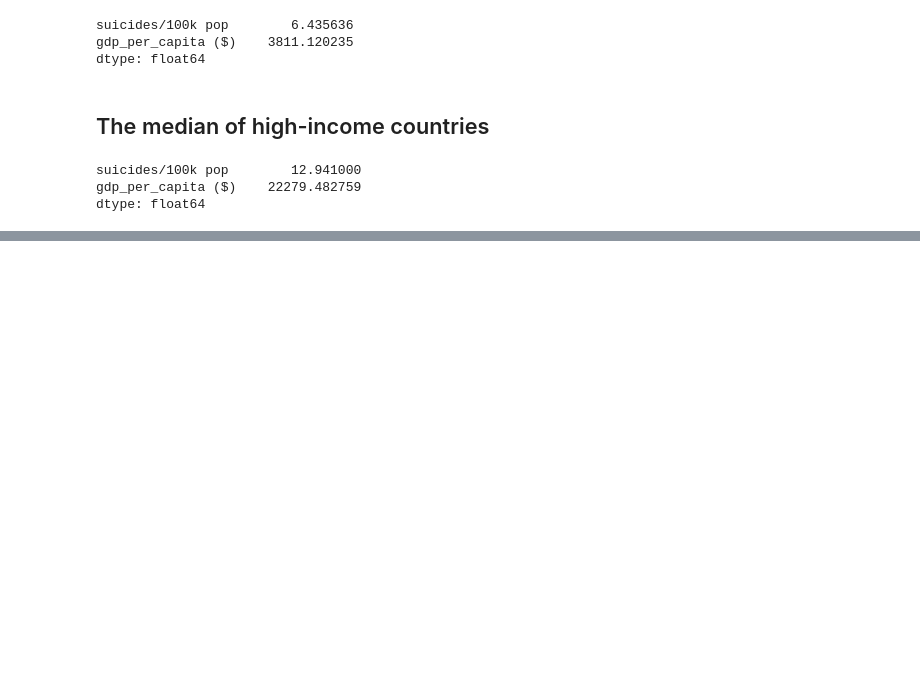
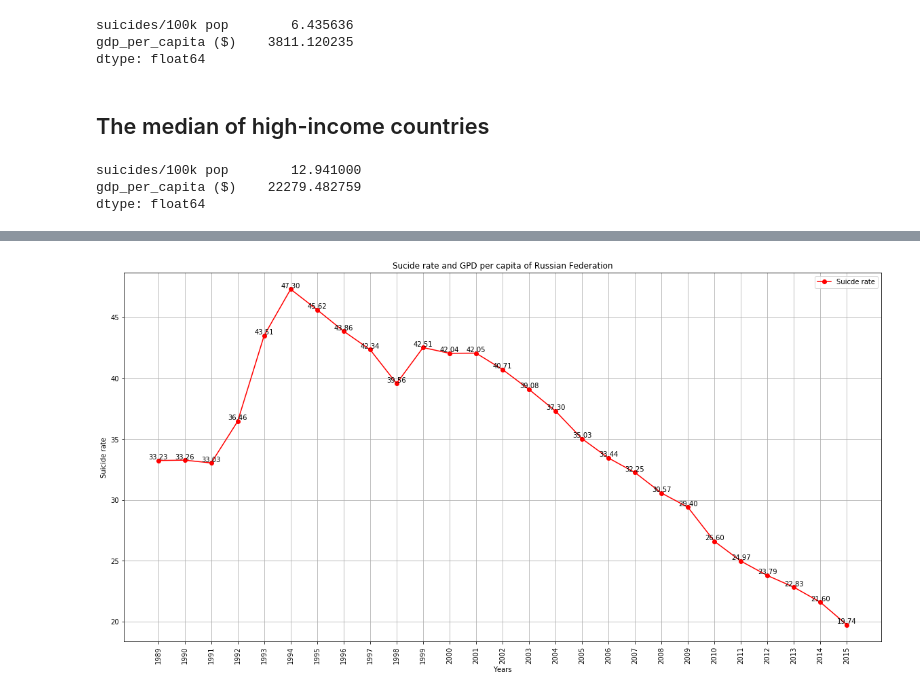
Before and after one commit to 775771922/data_visulization_suicide_dataset, a Jupyter notebook: Data_visualization.ipynb, the cells around one changed output, grey strips where cells are left out. Drawn from its saved outputs; the diff is of its cells as text; code cells hidden in the pictures; blank space fills up the shorter version.

```diff
--- a/Data_visualization.ipynb
+++ b/Data_visualization.ipynb
@@ -935,0 +1008,4 @@ dtype: float64
+# %%
+plot_country_suicide_only('Russian Federation')
+# %% [output]
+[figure, added]
```
Also changed, not shown: parts of 6 cells of this notebook.
